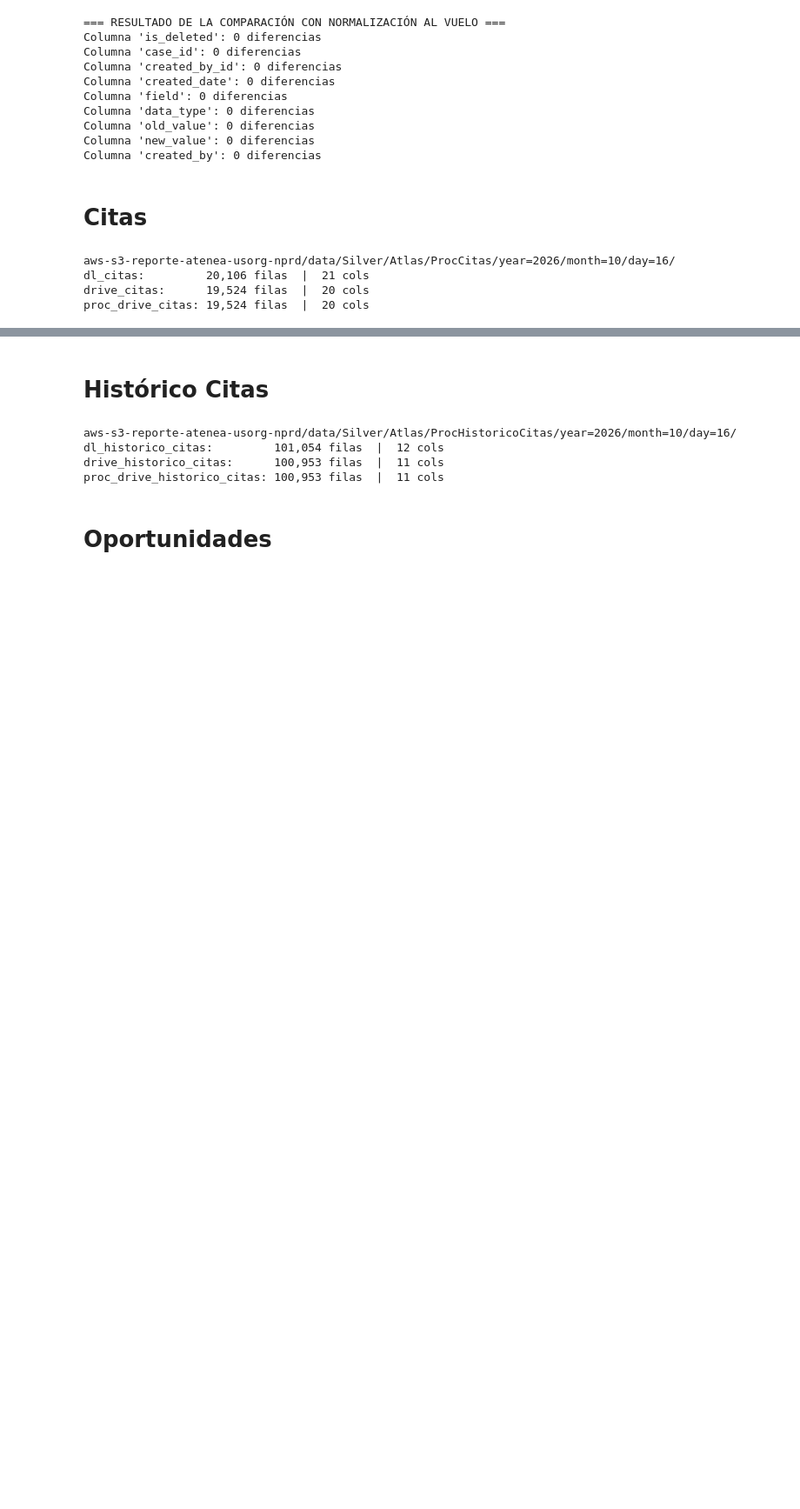
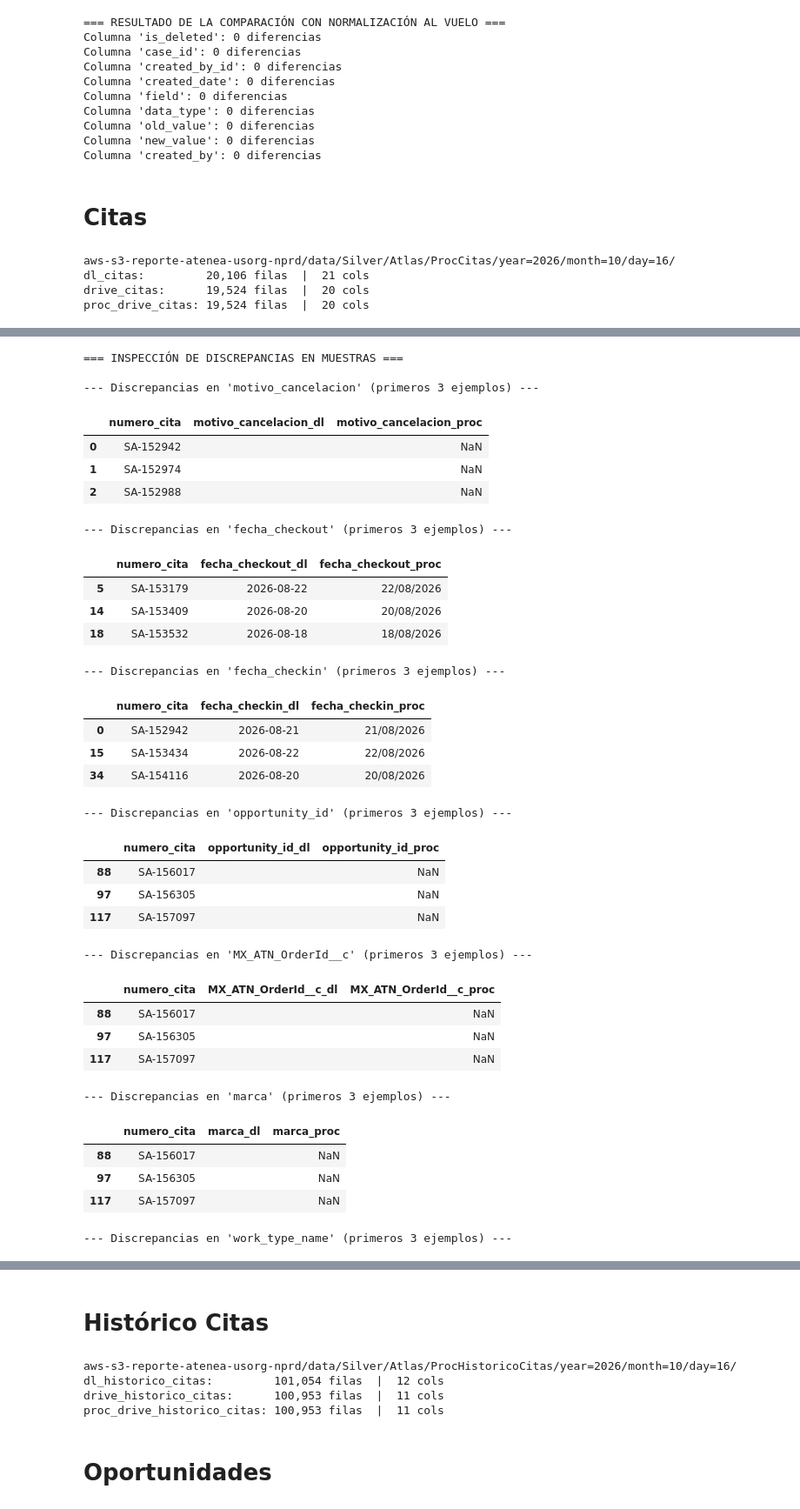
Before and after one commit to rene-aum/Atlas, a Jupyter notebook: CasosDeUso/CasosErick/carga_datalake.ipynb, the cells around one changed output, grey strips where cells are left out. Shown at 87% size. Drawn from its saved outputs; the diff is of its cells as text; code cells hidden in the pictures; blank space fills up the shorter version.

```diff
--- a/CasosDeUso/CasosErick/carga_datalake.ipynb
+++ b/CasosDeUso/CasosErick/carga_datalake.ipynb
@@ -544,0 +600,8 @@ dtype: object
+# %%
+ids_comunes = ids_dl & ids_proc
+
+dl_citas = dl_citas[dl_citas['numero_cita'].isin(ids_comunes)]
+proc_drive_citas = proc_drive_citas[proc_drive_citas['numero_cita'].isin(ids_comunes)]
+
+print("Filas en dl_citas:", len(dl_citas))
+print("Filas en proc_drive_citas:", len(proc_drive_citas))
@@ -544,0 +611,24 @@ dtype: object
+# %%
+# 1. Definir columnas compartidas a comparar (excluyendo la llave y processing_date)
+cols_a_comparar = [
+    c for c in dl_citas.columns
+    if c in proc_drive_citas.columns and c not in ['numero_cita', 'processing_date']
+]
+print("Columnas a evaluar:", cols_a_comparar)
+
+# 2. Merge directo por numero_cita sin alterar los DataFrames
+df_comp_citas = dl_citas[['numero_cita'] + cols_a_comparar].merge(
+    proc_drive_citas[['numero_cita'] + cols_a_comparar],
+    on='numero_cita',
+    suffixes=('_dl', '_proc')
+)
+
+# 3. Comparación estricta columna por columna
+print("\n=== COMPARACIÓN COLUMNA POR COLUMNA (SIN NORMALIZAR) ===")
+for col in cols_a_comparar:
+    val_dl = df_comp_citas[f'{col}_dl']
+    val_proc = df_comp_citas[f'{col}_proc']
+
+    # Diferencia estricta considerando que nulos mutuos no son discrepancia
+    diferencias = (val_dl != val_proc) & ~(val_dl.isna() & val_proc.isna())
+    print(f"Columna '{col}': {diferencias.sum()} diferencias")
@@ -544,0 +653,47 @@ dtype: object
+# %%
+cols_con_dif = [
+    'motivo_cancelacion', 'fecha_checkout', 'fecha_checkin',
+    'opportunity_id', 'MX_ATN_OrderId__c', 'marca', 'work_type_name'
+]
+
+print("=== INSPECCIÓN DE DISCREPANCIAS EN MUESTRAS ===")
+for col in cols_con_dif:
+    dif_mask = (df_comp_citas[f'{col}_dl'] != df_comp_citas[f'{col}_proc']) & \
+               ~(df_comp_citas[f'{col}_dl'].isna() & df_comp_citas[f'{col}_proc'].isna())
+
+    print(f"\n--- Discrepancias en '{col}' (primeros 3 ejemplos) ---")
+    display(df_comp_citas[dif_mask][['numero_cita', f'{col}_dl', f'{col}_proc']].head(3))
+# %% [output]
+=== INSPECCIÓN DE DISCREPANCIAS EN MUESTRAS ===
+
+--- Discrepancias en 'motivo_cancelacion' (primeros 3 ejemplos) ---
+|  | numero_cita | motivo_cancelacion_dl | motivo_cancelacion_proc |
+| 0 | SA-152942 |  | NaN |
+| 1 | SA-152974 |  | NaN |
+| 2 | SA-152988 |  | NaN |
+--- Discrepancias en 'fecha_checkout' (primeros 3 ejemplos) ---
+|  | numero_cita | fecha_checkout_dl | fecha_checkout_proc |
+| 5 | SA-153179 | 2026-08-22 | 22/08/2026 |
+| 14 | SA-153409 | 2026-08-20 | 20/08/2026 |
+| 18 | SA-153532 | 2026-08-18 | 18/08/2026 |
+--- Discrepancias en 'fecha_checkin' (primeros 3 ejemplos) ---
+|  | numero_cita | fecha_checkin_dl | fecha_checkin_proc |
+| 0 | SA-152942 | 2026-08-21 | 21/08/2026 |
+| 15 | SA-153434 | 2026-08-22 | 22/08/2026 |
+| 34 | SA-154116 | 2026-08-20 | 20/08/2026 |
+--- Discrepancias en 'opportunity_id' (primeros 3 ejemplos) ---
+|  | numero_cita | opportunity_id_dl | opportunity_id_proc |
+| 88 | SA-156017 |  | NaN |
+| 97 | SA-156305 |  | NaN |
+| 117 | SA-157097 |  | NaN |
+--- Discrepancias en 'MX_ATN_OrderId__c' (primeros 3 ejemplos) ---
+|  | numero_cita | MX_ATN_OrderId__c_dl | MX_ATN_OrderId__c_proc |
+| 88 | SA-156017 |  | NaN |
+| 97 | SA-156305 |  | NaN |
+| 117 | SA-157097 |  | NaN |
+--- Discrepancias en 'marca' (primeros 3 ejemplos) ---
+|  | numero_cita | marca_dl | marca_proc |
+| 88 | SA-156017 |  | NaN |
+| 97 | SA-156305 |  | NaN |
+| 117 | SA-157097 |  | NaN |
+--- Discrepancias en 'work_type_name' (primeros 3 ejemplos) ---
```
Also changed, not shown: parts of 8 cells of this notebook.
